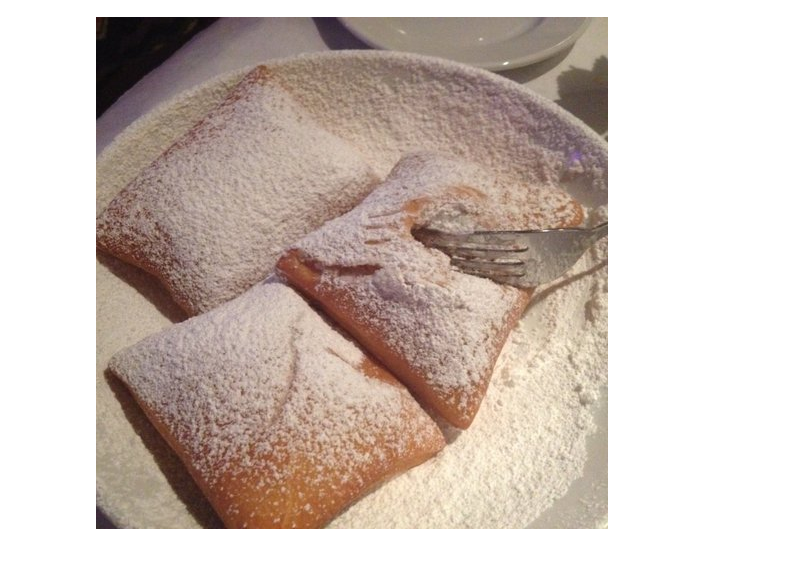
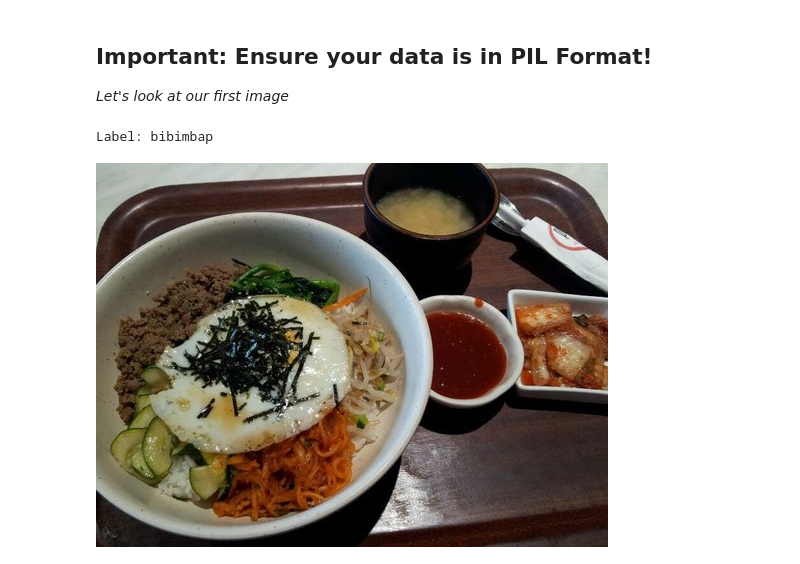
Before and after one commit to dominodatalab/aihub-image-classification, a Jupyter notebook: HuggingFace + MLFlow Image Classification.ipynb, the cells around one changed output. Cells and saved outputs as stored; diff of their text form; code cells hidden in the pictures.

```diff
--- a/HuggingFace + MLFlow Image Classification.ipynb
+++ b/HuggingFace + MLFlow Image Classification.ipynb
@@ -56,8 +83,16 @@ eval_split = next(split for split in splits if split != train_split)
+# %% [markdown]
+## Important: Ensure your data is in PIL Format!
+
+_Let's look at our first image_
 # %%
 # Some validation - Must be a PIL image
 assert isinstance(ds[train_split][0][IMAGE_COL], PIL_Image), "Data must have PIL images loaded to train"
 
-# View first sample
-ds[train_split][0][IMAGE_COL]
+# View a random sample
+labels = ds[train_split].features[LABEL_COL].names
+image_id = 68250
+print("Label:", labels[ds[train_split][image_id][LABEL_COL]])
+ds[train_split][image_id][IMAGE_COL]
 # %% [output]
+Label: bibimbap
-[figure, old version]
+[figure, new version]
```
Also changed, not shown: parts of 15 cells of this notebook, 6 other files.
